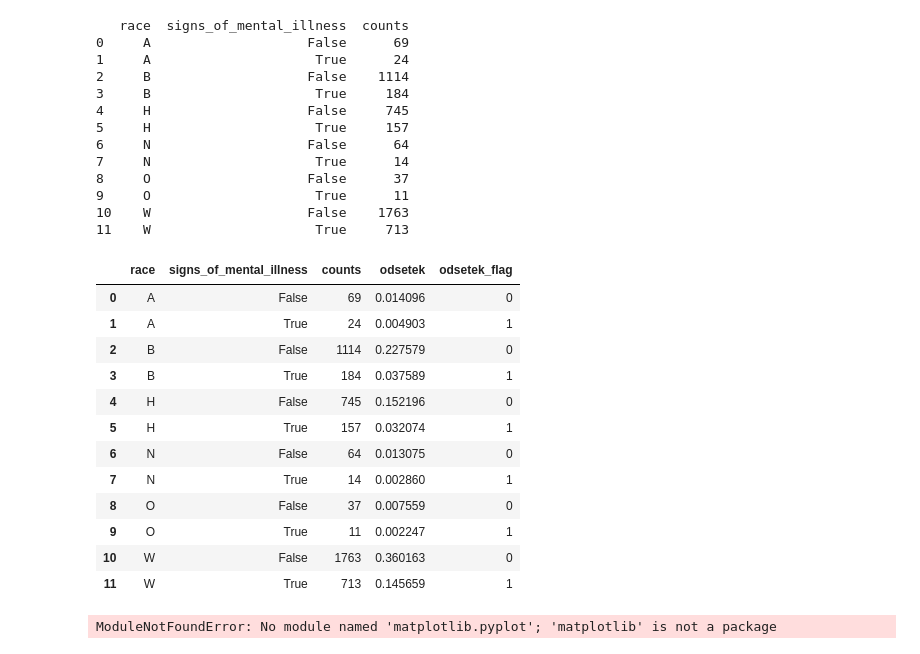
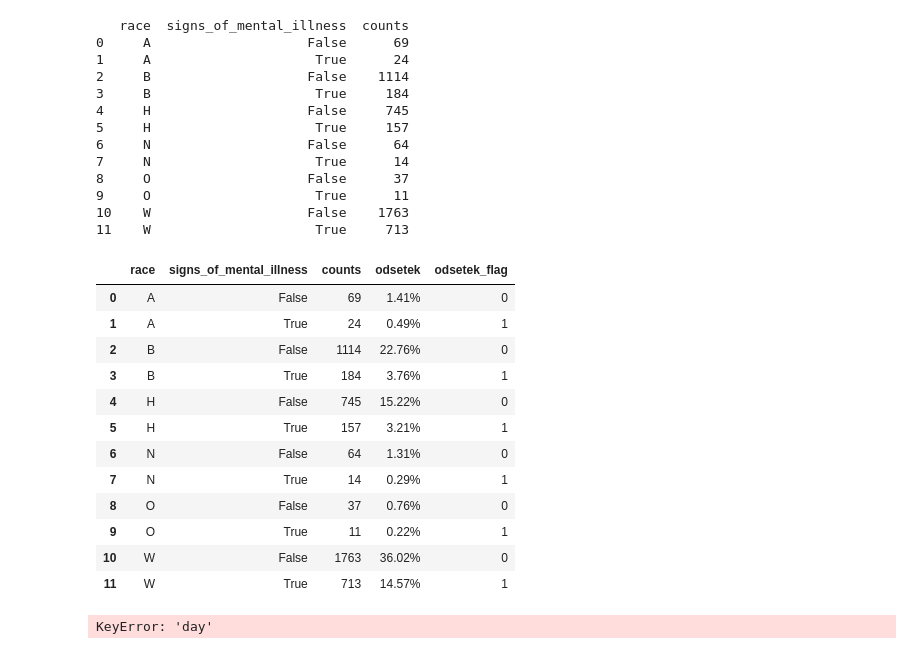
Before and after one commit to dawwed98/koddila, a Jupyter notebook: przestepczosc_USA.ipynb, the cells around one changed output. Cells and saved outputs as stored; diff of their text form; code cells hidden in the pictures.

```diff
--- a/przestepczosc_USA.ipynb
+++ b/przestepczosc_USA.ipynb
@@ -23,40 +23,43 @@ print(grouped)
 # %%
 grouped_df = df.groupby(['race', 'signs_of_mental_illness']).size().reset_index(name='counts')
 
 def odsetek(x):
-    if x == True:  # Assuming 'signs_of_mental_illness' is a boolean column
+    if x == True:
         return 1
     else:
         return 0
 
-# Calculate the percentage of cases with mental illness
 grouped_df['odsetek'] = grouped_df['counts'] / grouped_df['counts'].sum()
-
-# Apply the function to create a new column
 grouped_df['odsetek_flag'] = grouped_df['signs_of_mental_illness'].apply(odsetek)
+grouped_df['odsetek'] = grouped_df['odsetek'].apply(lambda x: '{:.2%}'.format(x))
 
 grouped_df
 # %% [output]
 |  | race | signs_of_mental_illness | counts | odsetek | odsetek_flag |
-| 0 | A | False | 69 | 0.014096 | 0 |
-| 1 | A | True | 24 | 0.004903 | 1 |
-| 2 | B | False | 1114 | 0.227579 | 0 |
-| 3 | B | True | 184 | 0.037589 | 1 |
-| 4 | H | False | 745 | 0.152196 | 0 |
-| 5 | H | True | 157 | 0.032074 | 1 |
-| 6 | N | False | 64 | 0.013075 | 0 |
-| 7 | N | True | 14 | 0.002860 | 1 |
-| 8 | O | False | 37 | 0.007559 | 0 |
-| 9 | O | True | 11 | 0.002247 | 1 |
-| 10 | W | False | 1763 | 0.360163 | 0 |
-| 11 | W | True | 713 | 0.145659 | 1 |
+| 0 | A | False | 69 | 1.41% | 0 |
+| 1 | A | True | 24 | 0.49% | 1 |
+| 2 | B | False | 1114 | 22.76% | 0 |
+| 3 | B | True | 184 | 3.76% | 1 |
+| 4 | H | False | 745 | 15.22% | 0 |
+| 5 | H | True | 157 | 3.21% | 1 |
+| 6 | N | False | 64 | 1.31% | 0 |
+| 7 | N | True | 14 | 0.29% | 1 |
+| 8 | O | False | 37 | 0.76% | 0 |
+| 9 | O | True | 11 | 0.22% | 1 |
+| 10 | W | False | 1763 | 36.02% | 0 |
+| 11 | W | True | 713 | 14.57% | 1 |
 # %%
 import matplotlib.pyplot as plt
 
-ax = df['day'].value_counts().plot(kind='bar', color='skyblue')
+df['day'] = pd.Categorical(df['day'], ordered=True)
+day_counts = df['day'].value_counts().sort_index()
+
+ax = day_counts.plot(kind='bar', color='red')
 ax.set_title('Zliczenie interwencji według dnia tygodnia')
 ax.set_xlabel('Dzień tygodnia')
 ax.set_ylabel('Liczba interwencji')
+
+plt.tight_layout()
 plt.show()
 # %% [output]
-ModuleNotFoundError: No module named 'matplotlib.pyplot'; 'matplotlib' is not a package
+KeyError: 'day'
```
Also changed, not shown: parts of 1 cell of this notebook, 4 other files.
